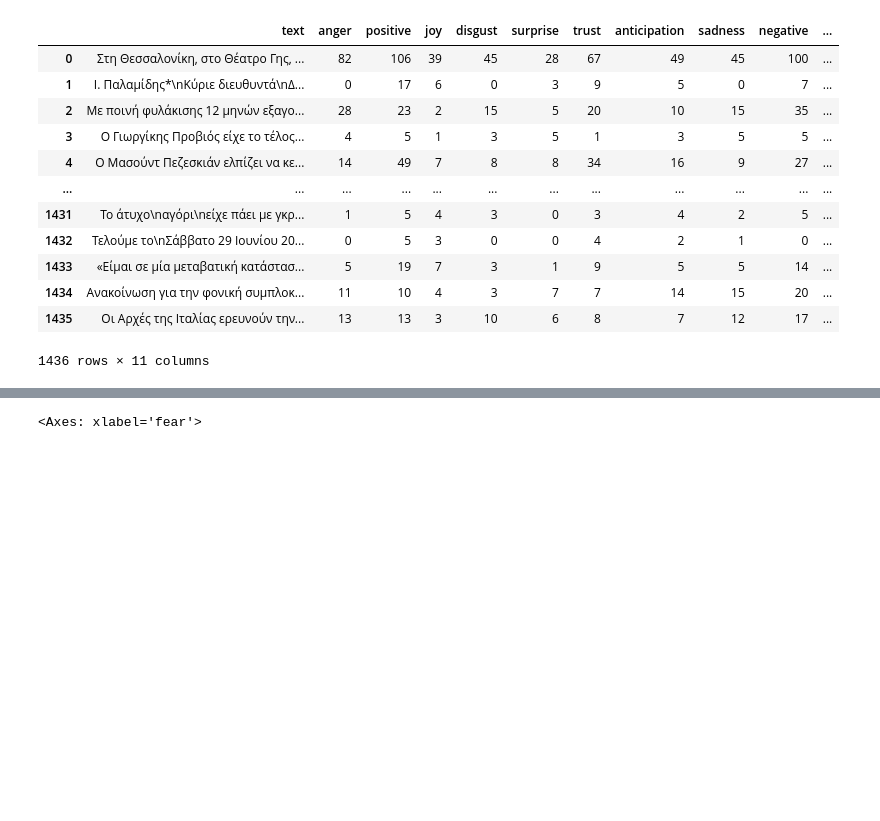
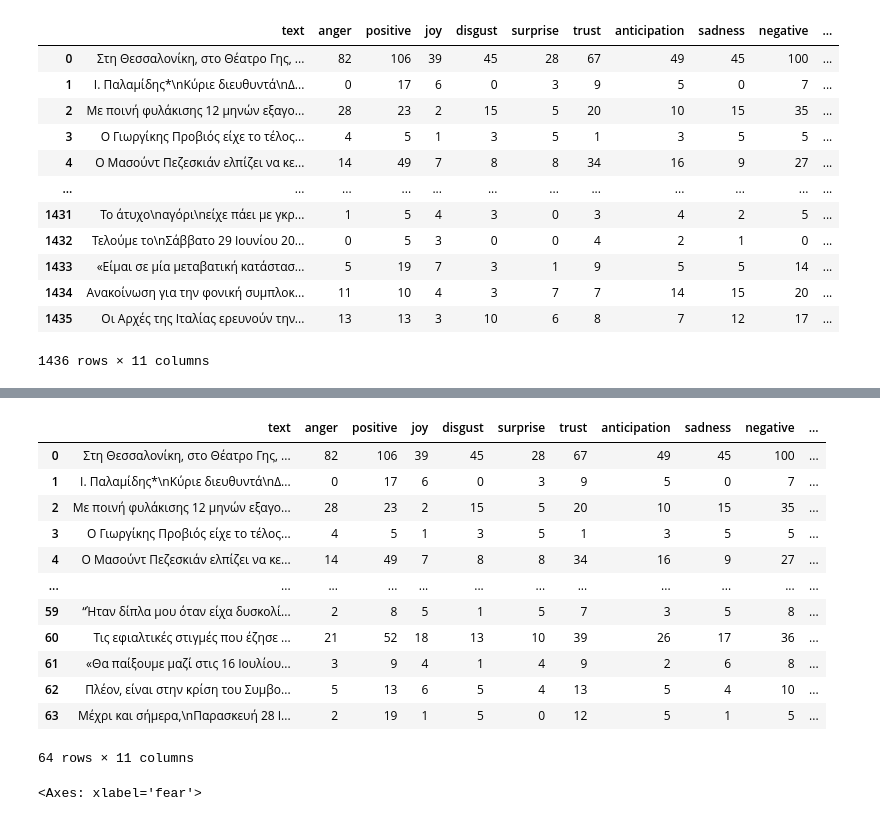
Before and after one commit to Kremmydasalexandros/datastories_for_emme, a Jupyter notebook: ΓΥΝΑΙΚΟΚΤΟΝΙΑ_6.ipynb, the cells around one changed output, grey strips where cells are left out. Cells and saved outputs as stored; diff of their text form; code cells hidden in the pictures; blank space fills up the shorter version.

```diff
--- a/ΓΥΝΑΙΚΟΚΤΟΝΙΑ_6.ipynb
+++ b/ΓΥΝΑΙΚΟΚΤΟΝΙΑ_6.ipynb
@@ -288,3 +317,19 @@ Name: disgust, Length: 1436, dtype: int64
+# %%
+df.head(64)
+# %% [output]
+|  | text | anger | positive | joy | disgust | surprise | trust | anticipation | sadness | negative | ... |
+| 0 | Στη Θεσσαλονίκη, στο Θέατρο Γης, ... | 82 | 106 | 39 | 45 | 28 | 67 | 49 | 45 | 100 | ... |
+| 1 | Ι. Παλαμίδης*\nΚύριε διευθυντά\nΔ... | 0 | 17 | 6 | 0 | 3 | 9 | 5 | 0 | 7 | ... |
+| 2 | Με ποινή φυλάκισης 12 μηνών εξαγο... | 28 | 23 | 2 | 15 | 5 | 20 | 10 | 15 | 35 | ... |
+| 3 | Ο Γιωργίκης Προβιός είχε το τέλος... | 4 | 5 | 1 | 3 | 5 | 1 | 3 | 5 | 5 | ... |
+| 4 | Ο Μασούντ Πεζεσκιάν ελπίζει να κε... | 14 | 49 | 7 | 8 | 8 | 34 | 16 | 9 | 27 | ... |
+| ... | ... | ... | ... | ... | ... | ... | ... | ... | ... | ... | ... |
+| 59 | “Ήταν δίπλα μου όταν είχα δυσκολί... | 2 | 8 | 5 | 1 | 5 | 7 | 3 | 5 | 8 | ... |
+| 60 | Τις εφιαλτικές στιγμές που έζησε ... | 21 | 52 | 18 | 13 | 10 | 39 | 26 | 17 | 36 | ... |
+| 61 | «Θα παίξουμε μαζί στις 16 Ιουλίου... | 3 | 9 | 4 | 1 | 4 | 9 | 2 | 6 | 8 | ... |
+| 62 | Πλέον, είναι στην κρίση του Συμβο... | 5 | 13 | 6 | 5 | 4 | 13 | 5 | 4 | 10 | ... |
+| 63 | Μέχρι και σήμερα,\nΠαρασκευή 28 Ι... | 2 | 19 | 1 | 5 | 0 | 12 | 5 | 1 | 5 | ... |
+64 rows × 11 columns
 # %%
 df['fear'].value_counts().plot(kind='bar')
 # %% [output]
```
Also changed, not shown: parts of 30 cells of this notebook.
